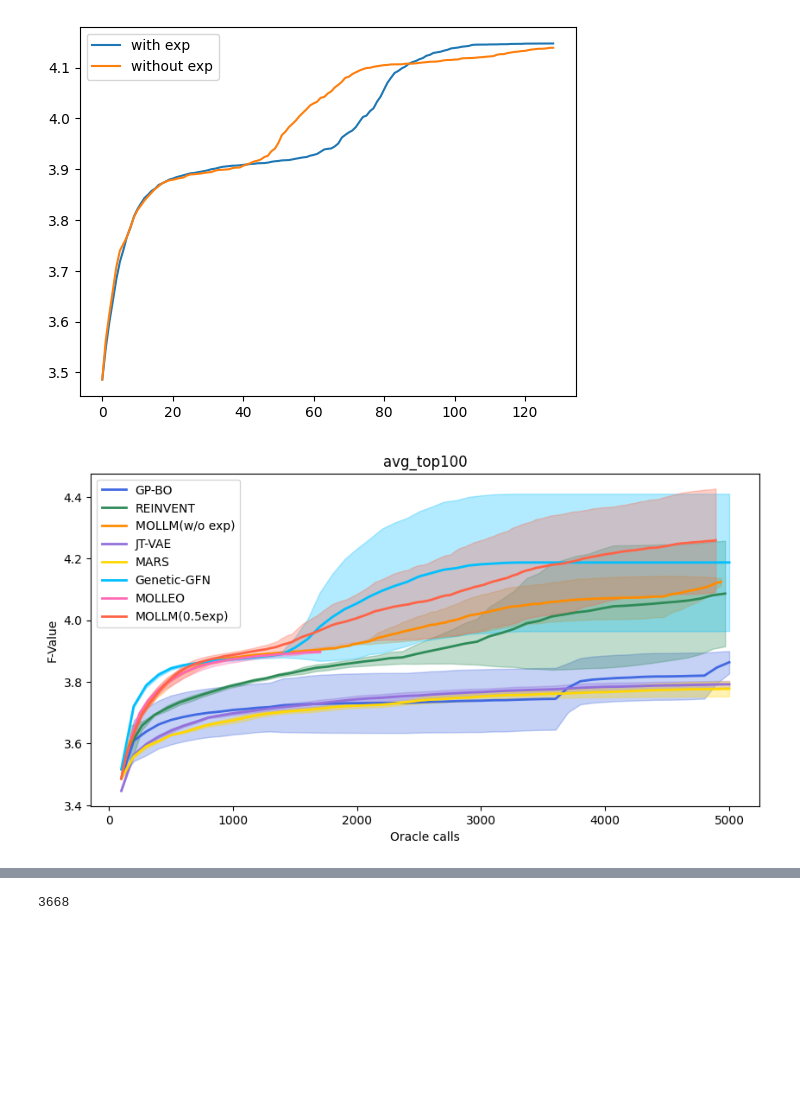
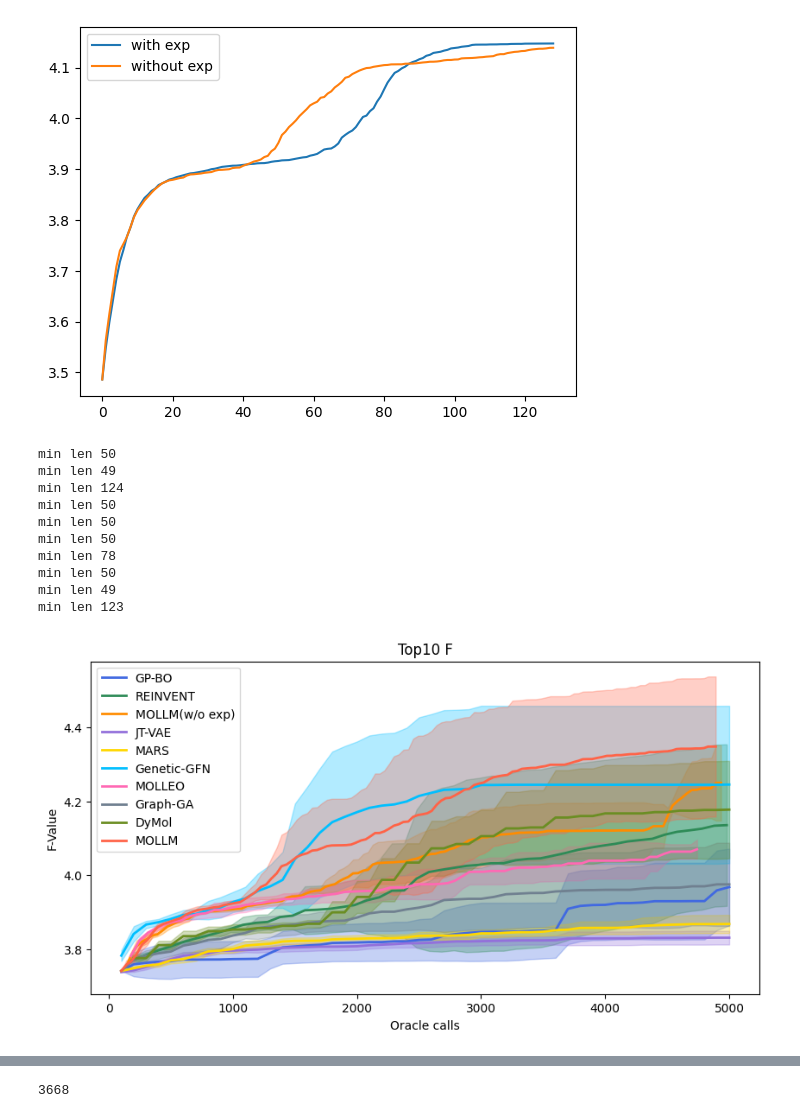
Before and after one commit to lzz-z/MCCE, a Jupyter notebook: test5_5_2025.ipynb, the cells around one changed output, grey strips where cells are left out. Saved outputs shown, nothing was run; the diff lists cells and outputs as text; code cells hidden in the pictures; blank space fills up the shorter version.

```diff
--- a/test5_5_2025.ipynb
+++ b/test5_5_2025.ipynb
@@ -283,10 +427,11 @@ def read_files_as_array(root,keyname,file_num=3,molopt=False):
         xs.append(x)
     return xs,arrays
 
-def plot_mean_std(root,keyname,label,file_num = 3,color='blue',molopt=False):
+def plot_mean_std(root,keyname,label,file_num = 5,color='blue',molopt=False):
     # step 1: 裁剪为最短长度（也可以插值到相同长度）
     xs,arrays = read_files_as_array(root,keyname,file_num=file_num,molopt=molopt)
     min_len = min([len(arr) for arr in arrays])
+    print('min len',min_len)
     arrays = [arr[:min_len] for arr in arrays]
     xs = np.array([arr[:min_len] for arr in xs])
     xs = xs.mean(axis=0)
@@ -296,8 +441,8 @@ def plot_mean_std(root,keyname,label,file_num = 3,color='blue',molopt=False):
 
     # step 3: 计算均值和标准差
     mean = np.mean(all_arrs, axis=0)
+
     std = np.std(all_arrs, axis=0)
-
     plt.plot(xs, mean, color=color, label=label, linewidth=2)
     plt.fill_between(xs, mean - std, mean + std, color=color, alpha=0.3,)
 
@@ -313,8 +458,9 @@ colors = [
     'slategray',     # 稳重的灰蓝色
     'olivedrab'      # 复古绿调
 ]
+root = '/home/hp/src/genetic_gfn/multi_objective/genetic_gfn/results/results_{}.json'
 # %%
-keyname = 'avg_top100'
+keyname = 'avg_top10'
 plt.figure(figsize=(10, 5))
 
 root = '/home/hp/src/mol_opt/main/gpbo/results/results_gp_bo_qed:1+jnk3:1+drd2:1+gsk3b:1+sa:1_{}_random1_.json'
@@ -324,7 +470,7 @@ root = '/home/hp/src/mol_opt/main/reinvent/results/results_reinvent_qed:1+jnk3:1
 plot_mean_std(root,keyname,label='REINVENT',color=colors[2],molopt=True)
 
 root = '/home/hp/src/mollm_results/zhongzhuan,gpt-4o-2024-05-13/results/sa_drd2_qed_gsk3b_jnk3_0507__{}.json'
-plot_mean_std(root,keyname,label='MOLLM(w/o exp)',color=colors[3])
+plot_mean_std(root,keyname,label='MOLLM(w/o exp)',color=colors[3],file_num=3)
 
 root = '/home/hp/src/mol_opt/main/jt_vae/results/results_jt_vae_bo_qed:1+jnk3:1+drd2:1+gsk3b:1+sa:1_{}_random1_.json'
 plot_mean_std(root,keyname,label='JT-VAE',color=colors[4],molopt=True)
@@ -338,33 +484,49 @@ plot_mean_std(root,keyname,label='Genetic-GFN',color=colors[6],molopt=True)
 root = "/home/hp/src/MOLLEO_fork/multi_objective/main/molleo_multi_pareto/results/results_GPT-4_['jnk3', 'qed']_['sa', 'gsk3b', 'drd2']{}random1.json"
 plot_mean_std(root,keyname,file_num=3,label='MOLLEO',color=colors[7],molopt=True)
 
+root = "/home/hp/src/mol_opt/main/graph_ga/results/results_graph_ga_qed:1+jnk3:1+drd2:1+gsk3b:1+sa:1_{}_random1_.json"
+plot_mean_std(root,keyname,file_num=3,label='Graph-GA',color=colors[8],molopt=True)
+
+root = "/home/hp/src/dymol/main/reinvent_cl/results/results_reinvent_CL_qed:1+sa:1+drd2:1+jnk3:1+gsk3b:1_{}.json"
+plot_mean_std(root,keyname,file_num=5,label='DyMol',color=colors[9],molopt=True)
+
 root = '/home/hp/src/mollm_results/exp/zhongzhuan,gpt-4o-2024-05-13/results/sa_drd2_qed_gsk3b_jnk3_0507_exp0.5_{}.json'
-plot_mean_std(root,keyname,file_num=5,label='MOLLM(0.5exp)',color=colors[0])
+plot_mean_std(root,keyname,file_num=5,label='MOLLM',color=colors[0])
 
 import matplotlib.pyplot as plt
 filename = "/home/hp/src/mollm_results/exp/zhongzhuan,gpt-4o-2024-05-13/results/sa_drd2_qed_gsk3b_jnk3_0507_exp0.3_with_mols_42.json"
 with open(os.path.join(root,filename),'r') as f:
     file = json.load(f)
 filename = "/home/hp/src/mollm_results/exp/zhongzhuan,gpt-4o-2024-05-13/results/sa_drd2_qed_gsk3b_jnk3_0507_exp0.5_with_mols_42.json"
 with open(os.path.join(root,filename),'r') as f:
     file2 = json.load(f)
 top1a = []
 top1b = []
 for i in range(len(file['results'])):
     top1a.append(file['results'][i][keyname])
 for i in range(len(file2['results'])):
     top1b.append(file2['results'][i][keyname])
 
 
 #plt.plot(top1a,label='with exp with mols 0.3 ')
 #plt.plot(top1b,label='with exp with mols 0.5 ')
 
 
-plt.title(f'{keyname}')
+plt.title(f'Top10 F')
 plt.xlabel('Oracle calls')
 plt.ylabel('F-Value')
 plt.legend()
 #plt.grid(True)
 plt.show()
 # %% [output]
+min len 50
+min len 49
+min len 124
+min len 50
+min len 50
+min len 50
+min len 78
+min len 50
+min len 49
+min len 123
-[figure, old version]
+[figure, new version]
```
Also changed, not shown: parts of 35 cells of this notebook, 19 other files.
